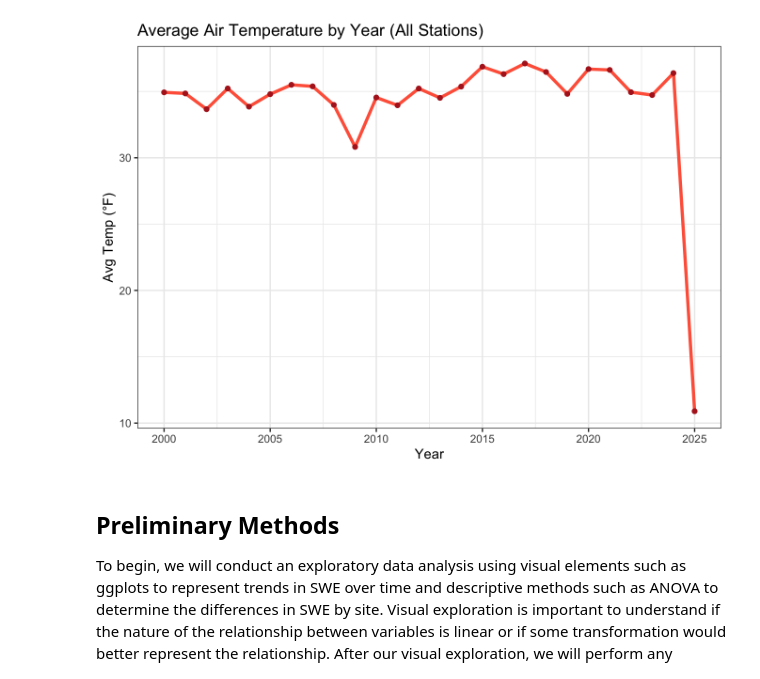
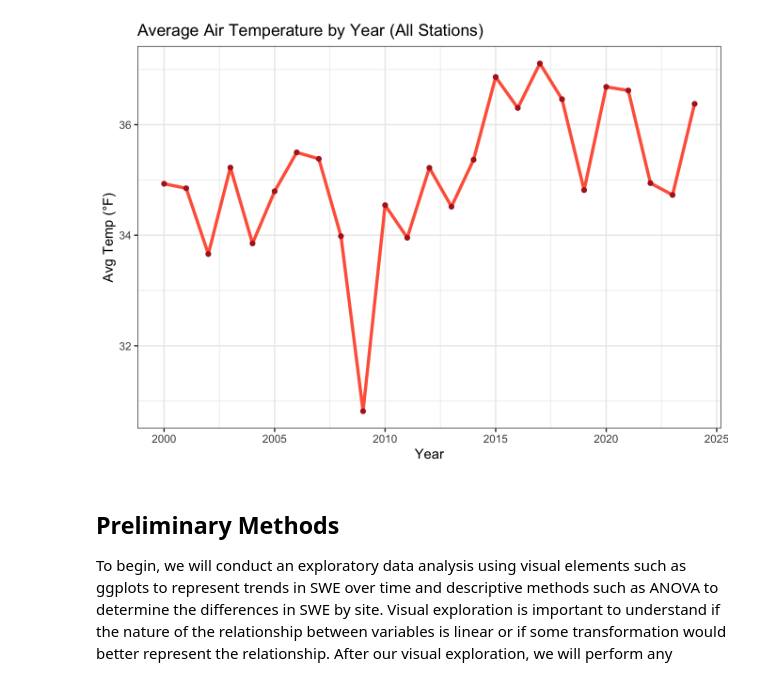
Before and after one commit to calebcripe/ess-330-intro_methods, a Jupyter notebook: docs/index.out.ipynb, the cells around one changed output. Cells and saved outputs as stored; diff of their text form; code cells hidden in the pictures.

```diff
--- a/docs/index.out.ipynb
+++ b/docs/index.out.ipynb
@@ -48,25 +50,26 @@ library(tidyverse)
 # %%
 temp_data <- df %>%
   select(year, contains("air_temperature_average")) %>%
   pivot_longer(
     cols = -year,
     names_to = "station",
     values_to = "temp"
   ) %>%
   mutate(temp = as.numeric(temp))
 
 annual_temp <- temp_data %>%
+  filter(year < 2025) %>%
   group_by(year) %>%
   summarise(avg_temp = mean(temp, na.rm = TRUE))
 
 ggplot(annual_temp, aes(x = year, y = avg_temp)) +
   geom_line(color = "tomato", linewidth = 1.2) +
   geom_point(color = "firebrick") +
   labs(title = "Average Air Temperature by Year (All Stations)",
        x = "Year", y = "Avg Temp (°F)") +
   theme_bw()
 # %% [output]
-[figure, old version]
+[figure, new version]
 # %% [markdown]
 ## Preliminary Methods
 
```
Also changed, not shown: parts of 3 cells of this notebook, 44 other files.
